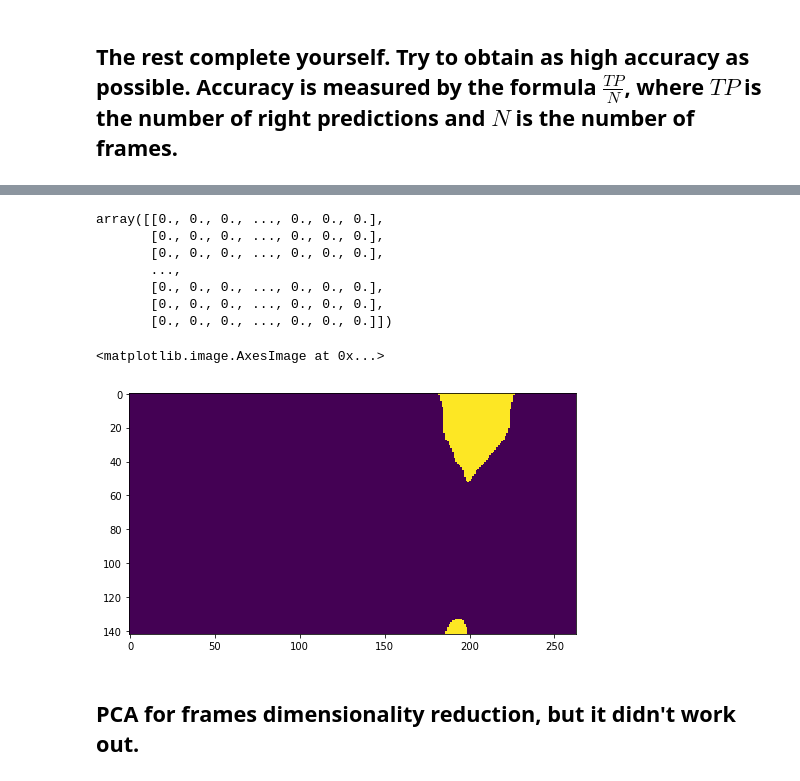
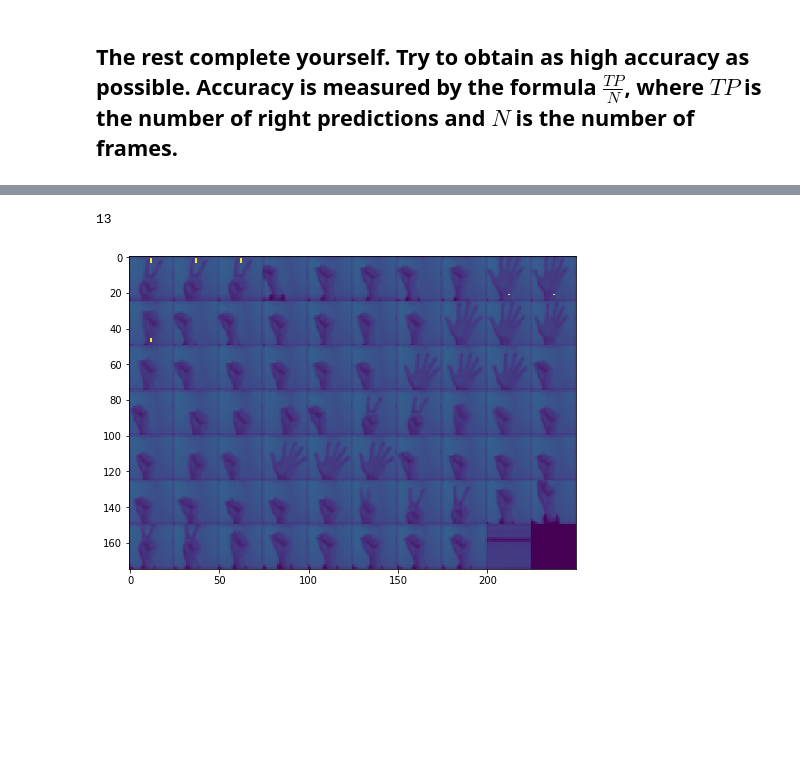
Before and after one commit to lev1khachatryan/ASDS_CV, a Jupyter notebook: Homeworks/Homework_1/Homework_1_conv_responses.ipynb, the cells around one changed output, grey strips where cells are left out. Saved outputs shown, nothing was run; the diff lists cells and outputs as text; code cells hidden in the pictures; blank space fills up the shorter version.

```diff
--- a/Homeworks/Homework_1/Homework_1_conv_responses.ipynb
+++ b/Homeworks/Homework_1/Homework_1_conv_responses.ipynb
@@ -187,3 +177,5 @@ kernel = frames_gr_minimized[18][10:, 130:250]
+# %%
+kernel = frames_gr_minimized_stacked[:25, 200:225]
 # %%
 plt.imshow(kernel);
 # %% [output]
@@ -201,5 +183,7 @@ plt.imshow(img)
 # %%
-result = get_pattern(img, kernel)
+result = get_pattern(frames_gr_minimized_stacked, kernel)
+# %%
+result = np.nan_to_num(result)
 # %%
 result = result / result.max()
 plt.figure(figsize = (8,10))
@@ -225,0 +194,2 @@ array([[0.81222048, 0.81221591, 0.81219308, ..., 0.97473843, 0.97432172,
+# %%
+treshold = 0.9991
@@ -226 +198,5 @@ array([[0.81222048, 0.81221591, 0.81219308, ..., 0.97473843, 0.97432172,
+# %%
+print(predicted_count)
+# %% [output]
+13
 # %%
@@ -229,23 +203,11 @@ treshold = 0.99
 centers = result.copy()
 centers[result>=treshold] = 1
 centers[result<treshold] = 0
-# %%
-centers
-# %% [output]
-array([[0., 0., 0., ..., 0., 0., 0.],
-       [0., 0., 0., ..., 0., 0., 0.],
-       [0., 0., 0., ..., 0., 0., 0.],
-       ...,
-       [0., 0., 0., ..., 0., 0., 0.],
-       [0., 0., 0., ..., 0., 0., 0.],
-       [0., 0., 0., ..., 0., 0., 0.]])
 # %%
-vis = img/255.
-# vis = img
+vis = frames_gr_minimized_stacked
 vis[centers==1] = 1
 vis[centers!=1] *= 0.5
 plt.figure(figsize = (8,10))
-plt.imshow(vis)
+plt.imshow(vis);
 # %% [output]
-<matplotlib.image.AxesImage at 0x...>
-[figure, old version]
+[figure, new version]
@@ -260,2 +213,0 @@ plt.imshow(vis)
-# %% [markdown]
-## PCA for frames dimensionality reduction, but it didn't work out.
```
Also changed, not shown: parts of 31 cells of this notebook, 1 other file.
